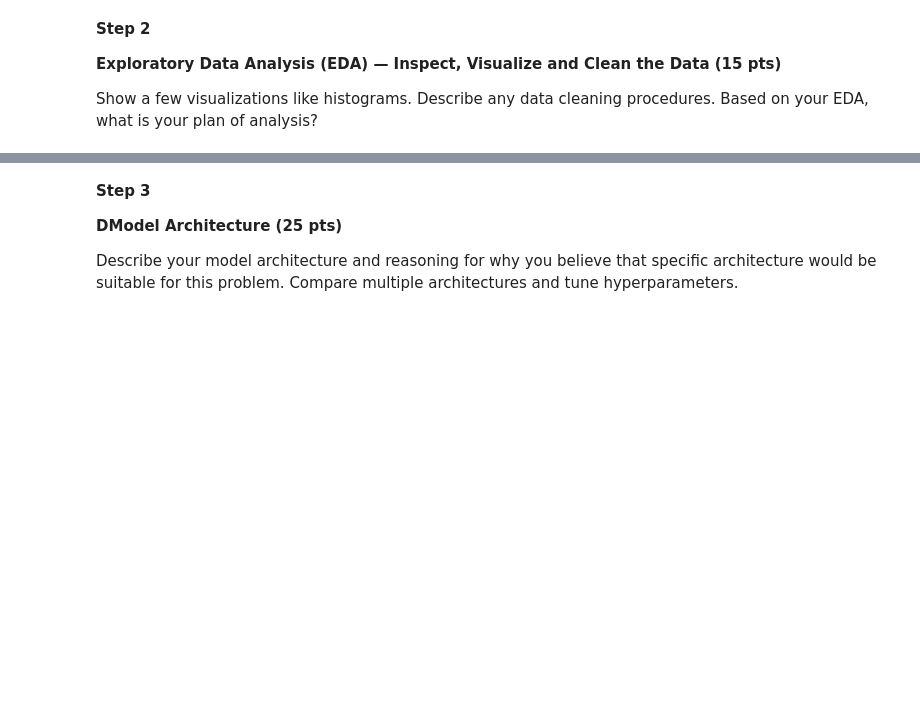
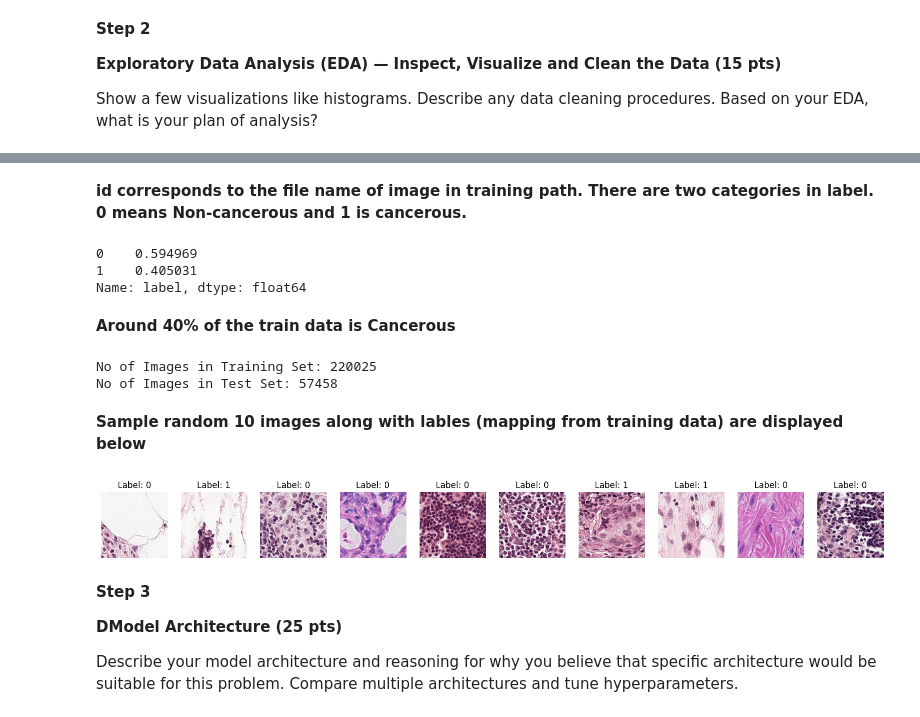
Before and after one commit to girikunche/5511-CNN-Cancer-Detection-Project, a Jupyter notebook: DTSA5511-CNN-Cancer-Detection.ipynb, the cells around one changed output, grey strips where cells are left out. Saved outputs shown, nothing was run; the diff lists cells and outputs as text; code cells hidden in the pictures; blank space fills up the shorter version.

```diff
--- a/DTSA5511-CNN-Cancer-Detection.ipynb
+++ b/DTSA5511-CNN-Cancer-Detection.ipynb
@@ -21,3 +28,8 @@ We are provided with small pathology images. The files are named with an image i
 **Exploratory Data Analysis (EDA) — Inspect, Visualize and Clean the Data (15 pts)**
 
 Show a few visualizations like histograms. Describe any data cleaning procedures. Based on your EDA, what is your plan of analysis?
+# %%
+
+test_path = '/Users/kgb/Documents/histopathologic-cancer-detection/test/'
+train_path = '/Users/kgb/Documents/histopathologic-cancer-detection/train/'
+train_data = pd.read_csv('/Users/kgb/Documents/histopathologic-cancer-detection/train_labels.csv')
@@ -24,3 +58,35 @@ Show a few visualizations like histograms. Describe any data cleaning procedures
+# %% [markdown]
+**id corresponds to the file name of image in training path. There are two categories in label. 0 means Non-cancerous and 1 is cancerous.**
+# %%
+# Check the distribution of data in train_data
+train_data['label'].value_counts()
+
+# percentage of positive and negative data
+train_data['label'].value_counts()/len(train_data)
+# %% [output]
+0    0.594969
+1    0.405031
+Name: label, dtype: float64
+# %% [markdown]
+**Around 40% of the train data is Cancerous**
+# %%
+print("No of Images in Training Set: {}".format(len(os.listdir(train_path))))
+print("No of Images in Test Set: {}".format(len(os.listdir(test_path))))
+# %% [output]
+No of Images in Training Set: 220025
+No of Images in Test Set: 57458
+# %% [markdown]
+**Sample random 10 images along with lables (mapping from training data) are displayed below**
+# %%
+from matplotlib.image import imread
+fig, ax = plt.subplots(1, 10, figsize=(20, 10))
+for i in range(10):
+    ax[i].imshow(imread(train_path + train_data['id'][i] + '.tif'))
+    ax[i].axis('off')
+    ax[i].set_title('Label: ' + str(train_data['label'][i]))
+plt.show()
+# %% [output]
+[figure, added]
 # %% [markdown]
 **Step 3**
 
```
Also changed, not shown: parts of 7 cells of this notebook.
